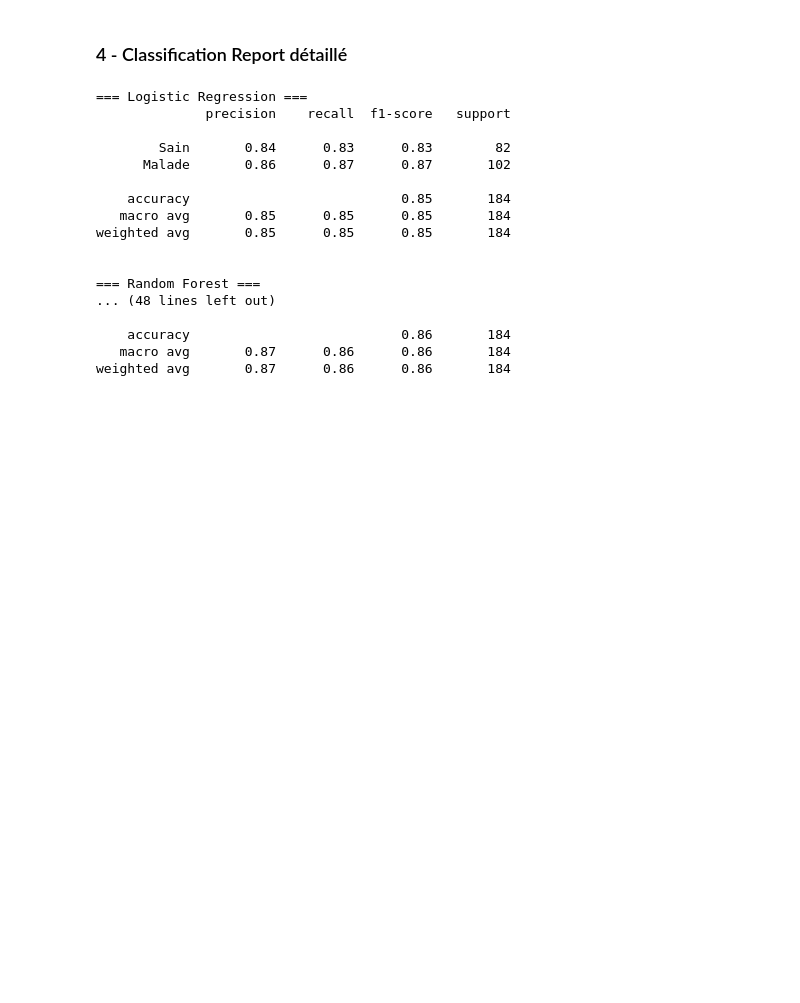
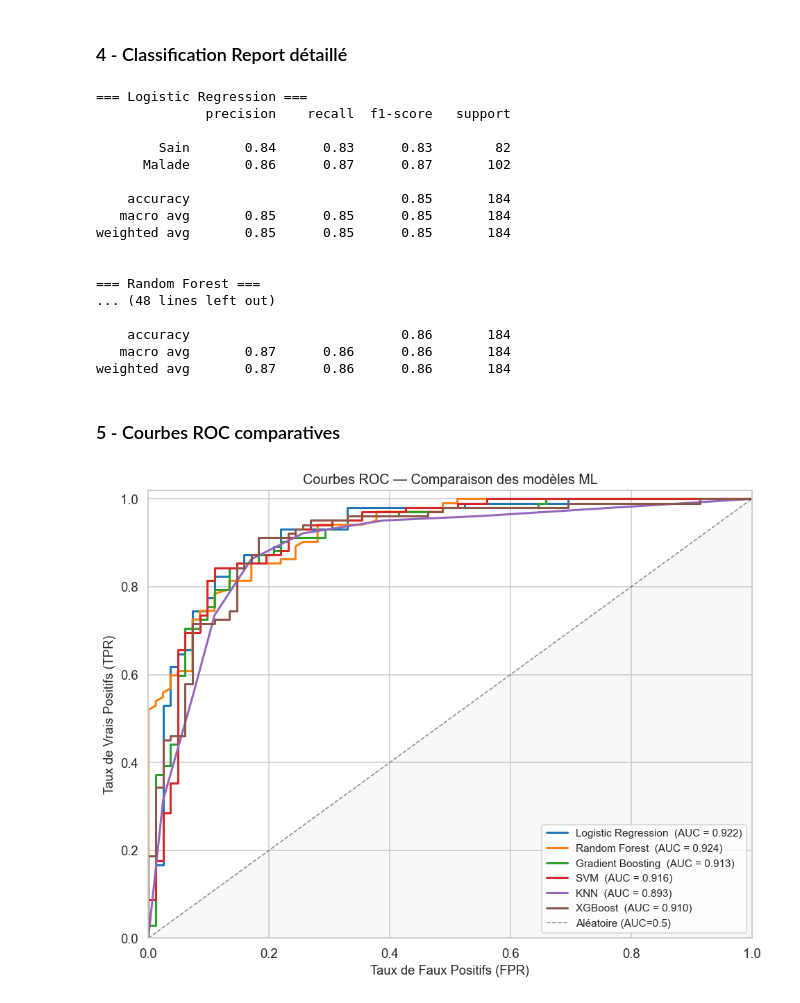
Before and after one commit to bijigunerachid/heart-disease-ml-dl-project, a Jupyter notebook: notebooks/03_ml_models.ipynb, the cells around one changed output. Saved outputs shown, nothing was run; the diff lists cells and outputs as text; code cells hidden in the pictures; blank space fills up the shorter version.

Commit message:
Courbes ROC comparatives

```diff
--- a/notebooks/03_ml_models.ipynb
+++ b/notebooks/03_ml_models.ipynb
@@ -215,3 +215,29 @@ weighted avg       0.85      0.85      0.85       184
     accuracy                           0.86       184
    macro avg       0.87      0.86      0.86       184
 weighted avg       0.87      0.86      0.86       184
+# %% [markdown]
+### 5 - Courbes ROC comparatives
+# %%
+fig, ax = plt.subplots(figsize=(9, 7))
+palette = plt.cm.tab10.colors
+
+for i, (name, model) in enumerate(trained_models.items()):
+    y_proba = model.predict_proba(X_test)[:, 1]
+    fpr, tpr, _ = roc_curve(y_test, y_proba)
+    auc = roc_auc_score(y_test, y_proba)
+    ax.plot(fpr, tpr, color=palette[i], linewidth=2,
+            label=f'{name}  (AUC = {auc:.3f})')
+
+ax.plot([0, 1], [0, 1], 'k--', linewidth=1, alpha=0.5, label='Aléatoire (AUC=0.5)')
+ax.fill_between([0, 1], [0, 1], alpha=0.05, color='gray')
+ax.set_xlabel('Taux de Faux Positifs (FPR)', fontsize=12)
+ax.set_ylabel('Taux de Vrais Positifs (TPR)', fontsize=12)
+ax.set_title('Courbes ROC — Comparaison des modèles ML', fontsize=13)
+ax.legend(loc='lower right', fontsize=10)
+ax.set_xlim(0, 1)
+ax.set_ylim(0, 1.02)
+plt.tight_layout()
+plt.savefig(FIGS_PATH / '12_roc_curves.png', dpi=150, bbox_inches='tight')
+plt.show()
+# %% [output]
+[figure, added]
```
